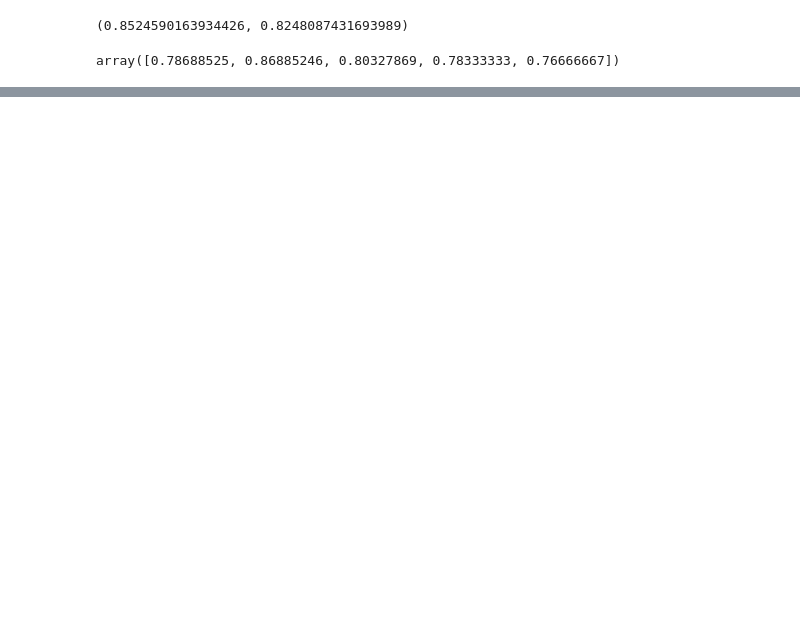
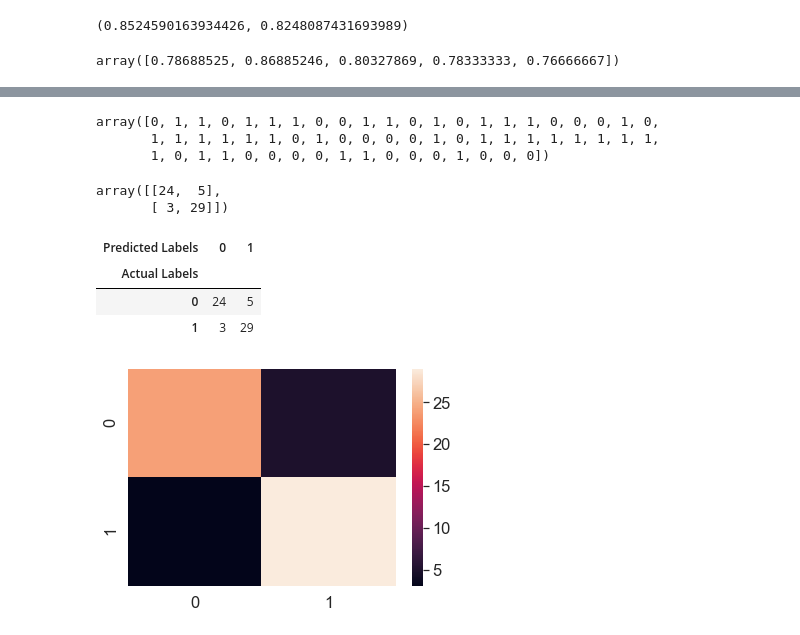
Before and after one commit to yucifer/dbourke-ml-ztm-course, a Jupyter notebook: data-science-and-ml-tools/Scikit-learn.ipynb, the cells around one changed output, grey strips where cells are left out. Cells and saved outputs as stored; diff of their text form; code cells hidden in the pictures; blank space fills up the shorter version.

```diff
--- a/data-science-and-ml-tools/Scikit-learn.ipynb
+++ b/data-science-and-ml-tools/Scikit-learn.ipynb
@@ -1077,0 +1089,12 @@ array([0.78688525, 0.86885246, 0.80327869, 0.78333333, 0.76666667])
+# %%
+from sklearn.model_selection import cross_val_score
+from sklearn.ensemble import RandomForestClassifier
+
+np.random.seed(42)
+
+X = heart_disease.drop("target", axis=1)
+y = heart_disease["target"]
+
+rfc_model = RandomForestClassifier()
+cross_val_score = cross_val_score(rfc_model, X, y, cv=5)
+cross_val_score
@@ -1077,0 +1210,37 @@ array([0.78688525, 0.86885246, 0.80327869, 0.78333333, 0.76666667])
+# %%
+from sklearn.metrics import confusion_matrix
+
+y_preds = rfc_model.predict(X_test)
+y_preds
+# %% [output]
+array([0, 1, 1, 0, 1, 1, 1, 0, 0, 1, 1, 0, 1, 0, 1, 1, 1, 0, 0, 0, 1, 0,
+       1, 1, 1, 1, 1, 1, 0, 1, 0, 0, 0, 0, 1, 0, 1, 1, 1, 1, 1, 1, 1, 1,
+       1, 0, 1, 1, 0, 0, 0, 0, 1, 1, 0, 0, 0, 1, 0, 0, 0])
+# %%
+confusion_matrix(y_test, y_preds)
+# %% [output]
+array([[24,  5],
+       [ 3, 29]])
+# %%
+# Visualise confusion matrix with pd.crosstab()
+pd.crosstab(y_test, y_preds,
+            rownames=["Actual Labels"],
+            colnames=["Predicted Labels"]
+           )
+# %% [output]
+| Predicted Labels | 0 | 1 |
+| Actual Labels |  |  |
+| 0 | 24 | 5 |
+| 1 | 3 | 29 |
+# %%
+# Make our confusion matrix more visual using Seaborn's heatmap()
+import seaborn as sns
+
+# Set the font scale
+sns.set(font_scale=1.5)
+
+# Create a confusion matrix
+conf_mat = confusion_matrix(y_test, y_preds)
+sns.heatmap(conf_mat);
+# %% [output]
+[figure, added]
```
Also changed, not shown: parts of 51 cells of this notebook, 1 other file.
